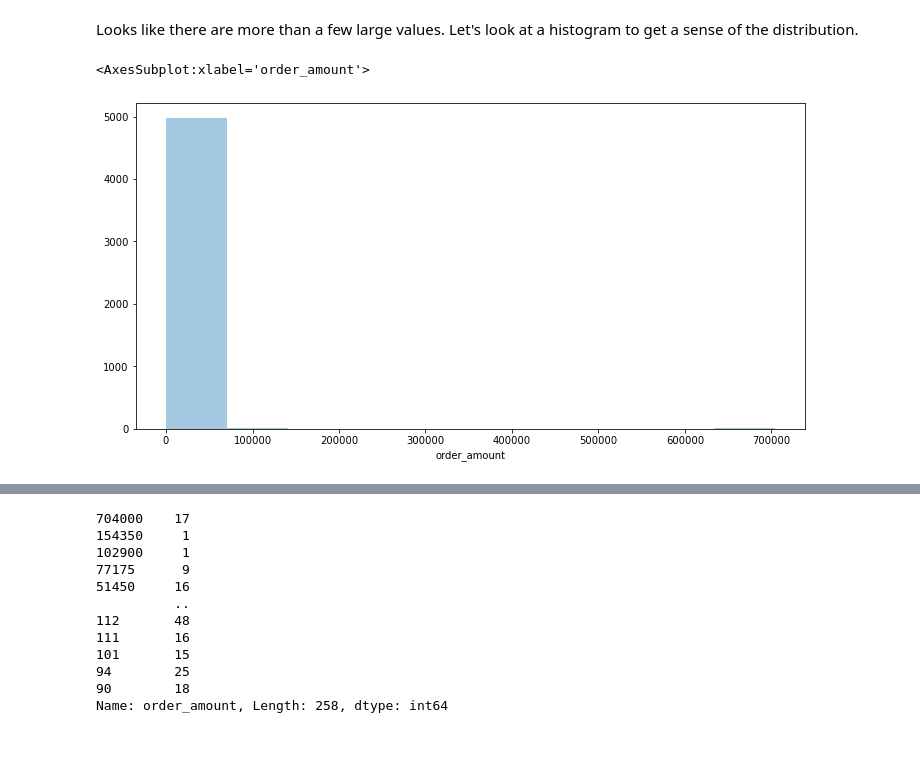
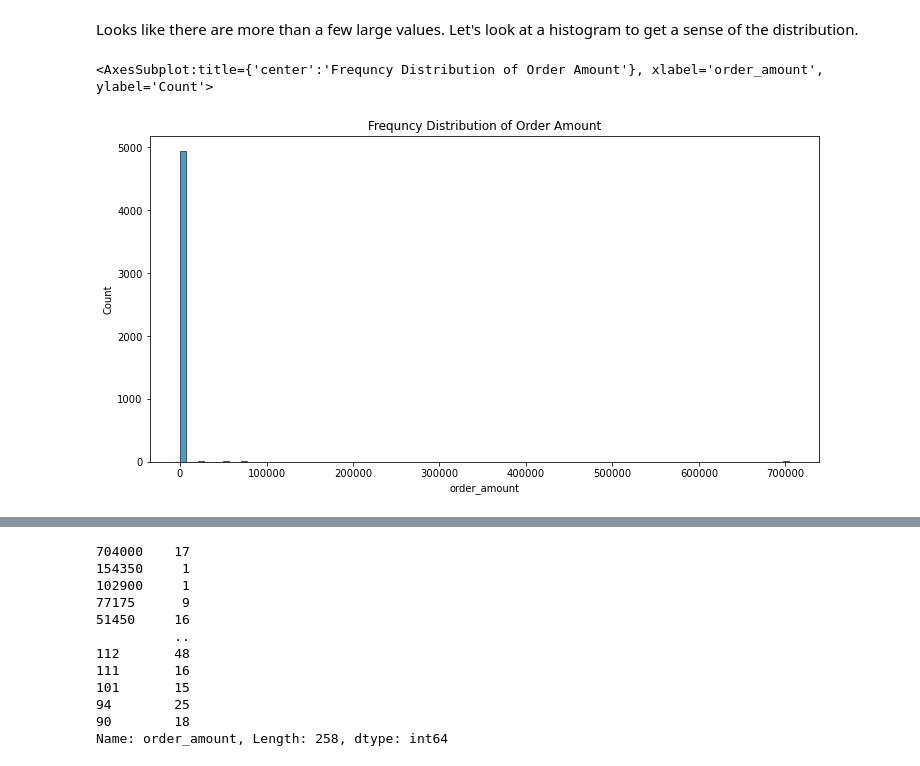
Before and after one commit to semacki2/20220511_Shopify_Project, a Jupyter notebook: spotify_project.ipynb, the cells around one changed output, grey strips where cells are left out. Cells and saved outputs as stored; diff of their text form; code cells hidden in the pictures.

```diff
--- a/spotify_project.ipynb
+++ b/spotify_project.ipynb
@@ -195,7 +199,8 @@ df.sort_values(by='order_amount', ascending=False)
 Looks like there are more than a few large values. Let's look at a histogram to get a sense of the distribution.
 # %%
 plt.figure(figsize=(12, 6))
-sns.distplot(df.order_amount, bins=10, kde=False)
+plt.title("Frequncy Distribution of Order Amount")
+sns.histplot(df.order_amount, bins=100, kde=False)
 # %% [output]
-<AxesSubplot:xlabel='order_amount'>
+<AxesSubplot:title={'center':'Frequncy Distribution of Order Amount'}, xlabel='order_amount', ylabel='Count'>
-[figure, old version]
+[figure, new version]
```
Also changed, not shown: parts of 22 cells of this notebook.
